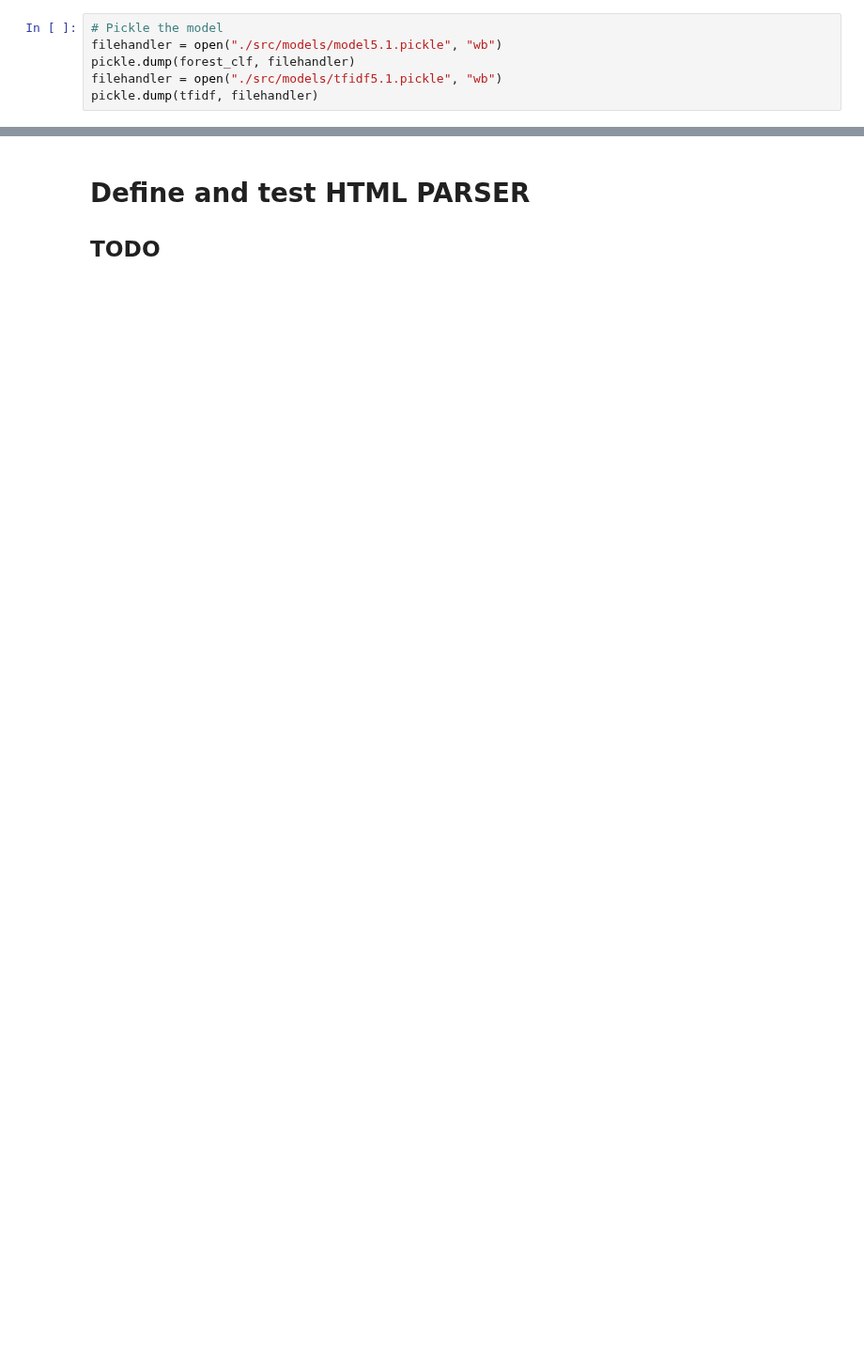
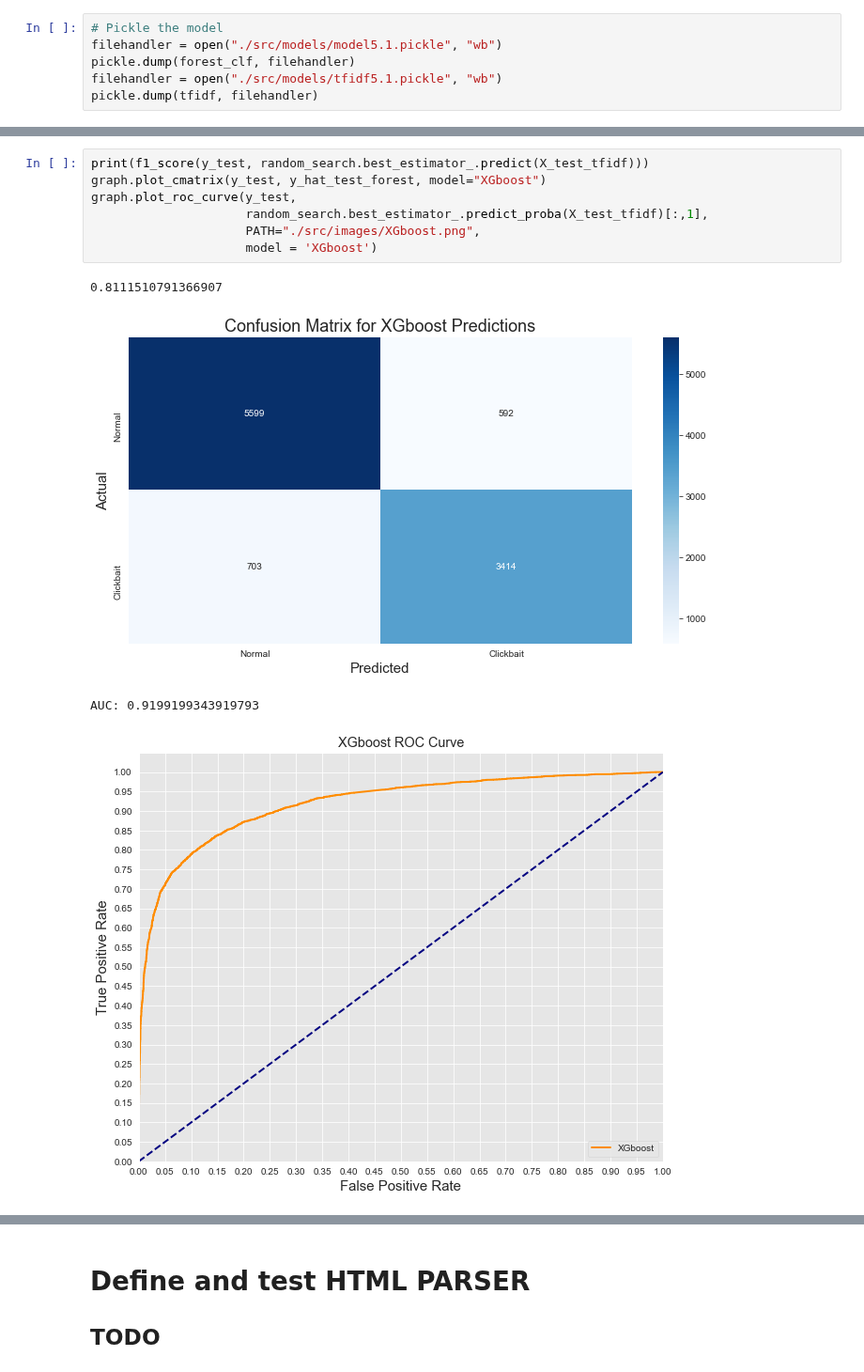
Before and after one commit to SlimHintz/bait-n-switch, a Jupyter notebook: bait-n-switch.ipynb, the cells around one changed output, grey strips where cells are left out. Shown at 94% size. Saved outputs shown, nothing was run; the diff lists cells and outputs as text; blank space fills up the shorter version.

Commit message:
XGboost added

```diff
--- a/bait-n-switch.ipynb
+++ b/bait-n-switch.ipynb
@@ -922,0 +1031,12 @@ pickle.dump(tfidf, filehandler)
+# %%
+print(f1_score(y_test, random_search.best_estimator_.predict(X_test_tfidf)))
+graph.plot_cmatrix(y_test, y_hat_test_forest, model="XGboost")
+graph.plot_roc_curve(y_test,
+                     random_search.best_estimator_.predict_proba(X_test_tfidf)[:,1],
+                     PATH="./src/images/XGboost.png",
+                     model = 'XGboost')
+# %% [output]
+0.8111510791366907
+[figure, added]
+AUC: 0.9199199343919793
+[figure, added]
```
Also changed, not shown: parts of 22 cells of this notebook, 11 other files.
